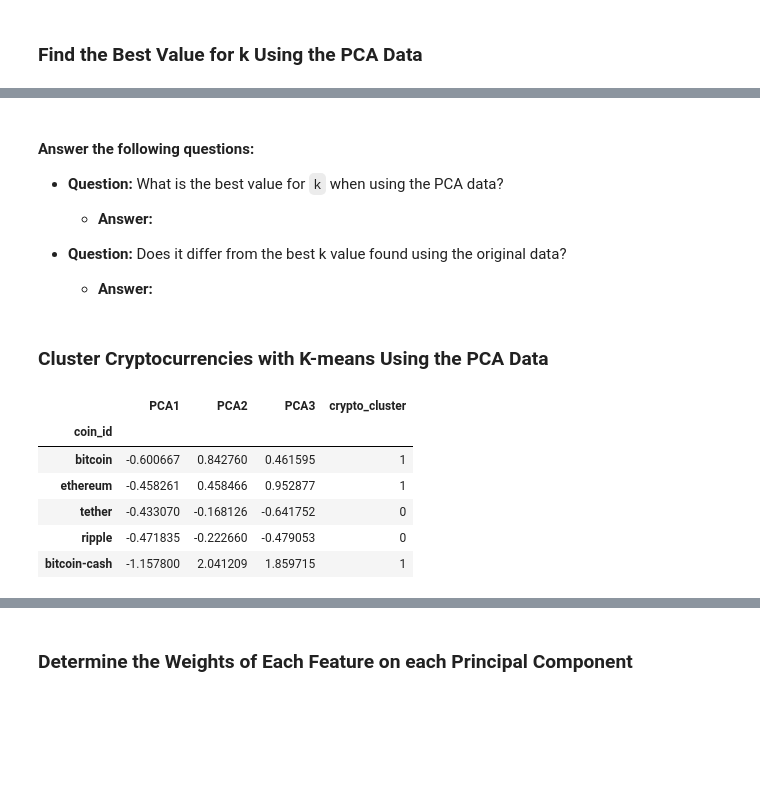
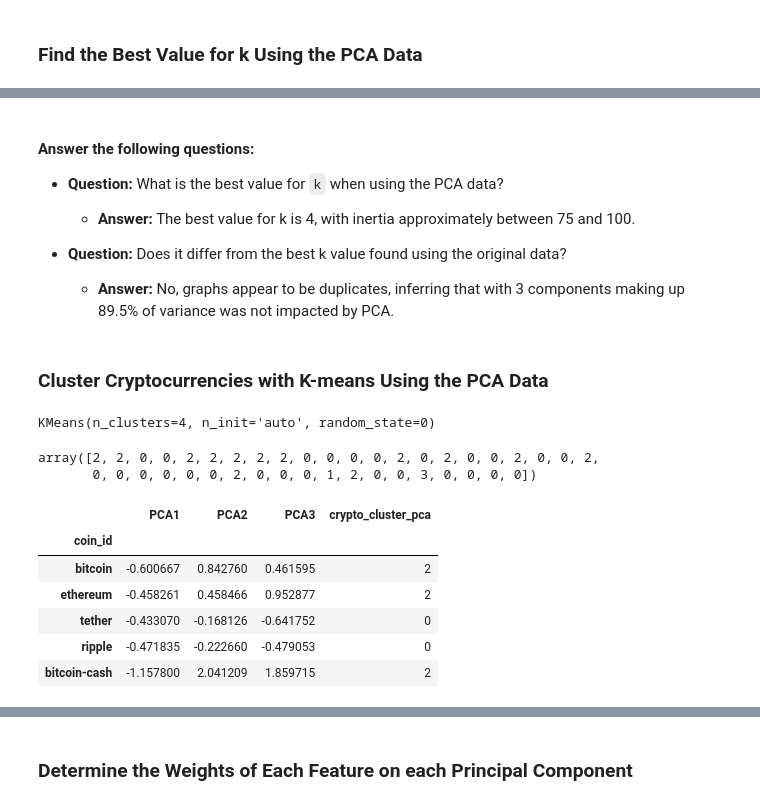
Before and after one commit to kurtandreassen/CryptoClustering, a Jupyter notebook: Crypto_Clustering.ipynb, the cells around one changed output, grey strips where cells are left out. Saved outputs shown, nothing was run; the diff lists cells and outputs as text; code cells hidden in the pictures; blank space fills up the shorter version.

```diff
--- a/Crypto_Clustering.ipynb
+++ b/Crypto_Clustering.ipynb
@@ -257,19 +262,28 @@ array([0.3719856 , 0.34700813, 0.17603793])
 # %%
+#6/16: This section was not committed or loaded to Github correctly.
+
 # Create a new DataFrame with the PCA data.
 # Note: The code for this step is provided for you
-pcs_df = pd.DataFrame(
-    data=market_data_pca, columns=["PC 1", "PC 2", "PC 3"], index=market_data_scaled_df.index
+
+
+# Creating a DataFrame with the PCA data
+
+market_data_pca_df = pd.DataFrame(
+    market_data_pca,
+    columns=["PCA1", "PCA2", "PCA3"]
 )
-# Creating a DataFrame with the PCA data
+
 
 
 # Copy the crypto names from the original data
-
+market_data_pca_df['coin_id'] = market_data_df_reset['coin_id']
 
 # Set the coinid column as index
-
+market_data_pca_df.set_index('coin_id', inplace=True)
 
 # Display sample data
+
+market_data_pca_df.head()
 # %% [output]
 |  | PCA1 | PCA2 | PCA3 |
 | coin_id |  |  |  |
@@ -286,12 +295,14 @@ pcs_df = pd.DataFrame(
 # %% [markdown]
 ### Find the Best Value for k Using the PCA Data
 # %%
+#6/16: This section was not committed or loaded to Github correctly.
 # Create a list with the number of k-values to try
 # Use a range from 1 to 11
 
+k = list(range(1, 11))
 
 # Create an empty list to store the inertia values
-
+inertia = []
 
 # Create a for loop to compute the inertia with each possible value of k
 # Inside the loop:
@@ -299,14 +310,19 @@ pcs_df = pd.DataFrame(
 # 2. Fit the model to the data using PCA DataFrame.
 # 3. Append the model.inertia_ to the inertia list
 
-
+for i in k:
+    k_model = KMeans(n_clusters=i, n_init='auto', random_state=1)
+    k_model.fit(market_data_pca_df)
+    inertia.append(k_model.inertia_)
 # Create a dictionary with the data to plot the Elbow curve
+elbow_data = {"k": k, "inertia": inertia}
 
 
 # Create a DataFrame with the data to plot the Elbow curve
-
+elbow_data_pca_df = pd.DataFrame(elbow_data)
 
 # Display the DataFrame
+elbow_data_pca_df.head(10)
 # %% [output]
 |  | k | inertia |
 | 0 | 1 | 256.874086 |
@@ -326,36 +351,45 @@ pcs_df = pd.DataFrame(
 #### Answer the following questions:
 * **Question:** What is the best value for `k` when using the PCA data?
 
-  * **Answer:**
+  * **Answer:**    The best value for k is 4, with inertia approximately between 75 and 100.
 
 
 * **Question:** Does it differ from the best k value found using the original data?
 
-  * **Answer:**
+  * **Answer:**   No, graphs appear to be duplicates, inferring that with 3 components making up 89.5% of variance was not impacted by PCA.
 # %% [markdown]
 ### Cluster Cryptocurrencies with K-means Using the PCA Data
 # %%
 # Initialize the K-Means model using the best value for k
+model_pca = KMeans(n_clusters=4, n_init='auto', random_state=0)
 # %%
 # Fit the K-Means model using the PCA data
+model_pca.fit(market_data_pca_df)
+# %% [output]
+KMeans(n_clusters=4, n_init='auto', random_state=0)
 # %%
 # Predict the clusters to group the cryptocurrencies using the PCA data
-
+crypto_cluster_pca = model_pca.predict(market_data_pca_df)
 
 # Print the resulting array of cluster values.
+crypto_cluster_pca
+# %% [output]
+array([2, 2, 0, 0, 2, 2, 2, 2, 2, 0, 0, 0, 0, 2, 0, 2, 0, 0, 2, 0, 0, 2,
+       0, 0, 0, 0, 0, 0, 2, 0, 0, 0, 1, 2, 0, 0, 3, 0, 0, 0, 0])
 # %%
 # Create a copy of the DataFrame with the PCA data
-
+market_data_pca_predictions_df = market_data_pca_df.copy()
 
 # Add a new column to the DataFrame with the predicted clusters
-
+market_data_pca_predictions_df["crypto_cluster_pca"] = model_pca.labels_
 
 # Display sample data
+market_data_pca_predictions_df.head()
 # %% [output]
-|  | PCA1 | PCA2 | PCA3 | crypto_cluster |
+|  | PCA1 | PCA2 | PCA3 | crypto_cluster_pca |
 | coin_id |  |  |  |  |
-| bitcoin | -0.600667 | 0.842760 | 0.461595 | 1 |
-| ethereum | -0.458261 | 0.458466 | 0.952877 | 1 |
+| bitcoin | -0.600667 | 0.842760 | 0.461595 | 2 |
+| ethereum | -0.458261 | 0.458466 | 0.952877 | 2 |
 | tether | -0.433070 | -0.168126 | -0.641752 | 0 |
 | ripple | -0.471835 | -0.222660 | -0.479053 | 0 |
-| bitcoin-cash | -1.157800 | 2.041209 | 1.859715 | 1 |
+| bitcoin-cash | -1.157800 | 2.041209 | 1.859715 | 2 |
```
Also changed, not shown: parts of 17 cells of this notebook, 1 other file.
